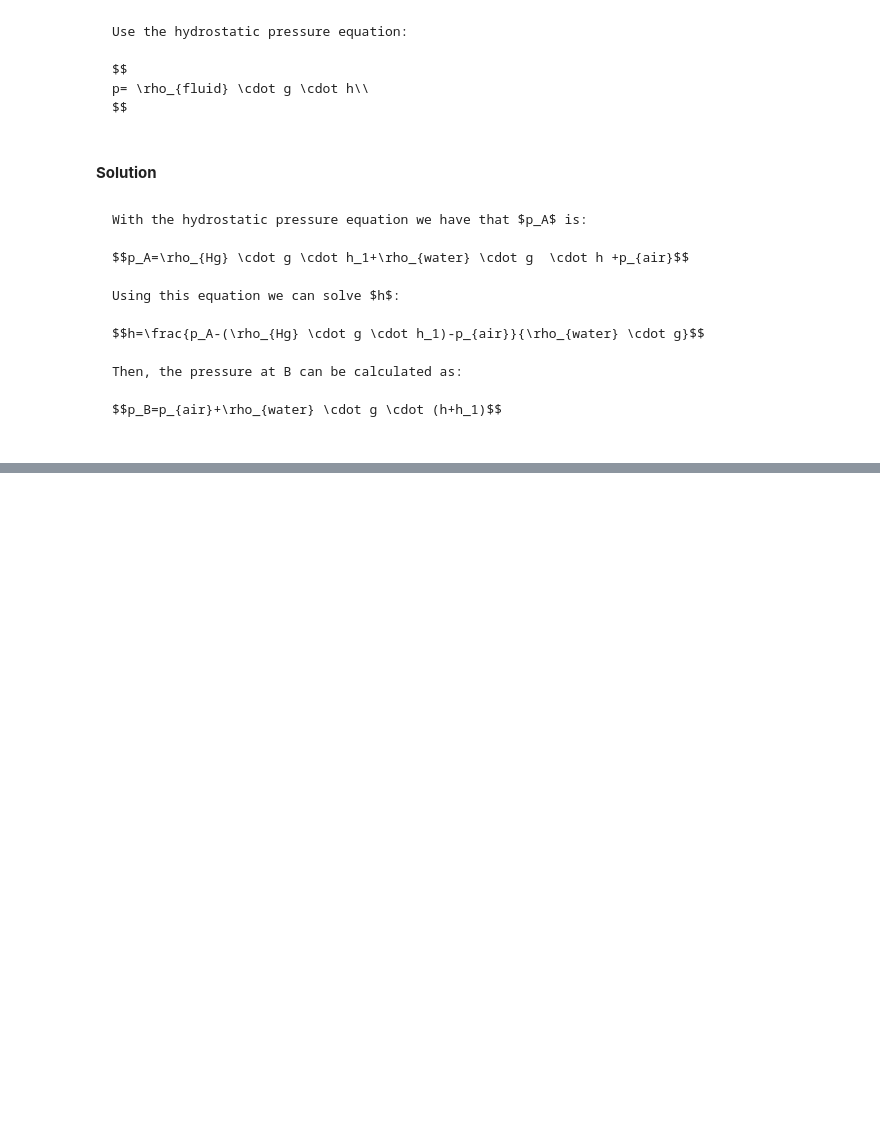
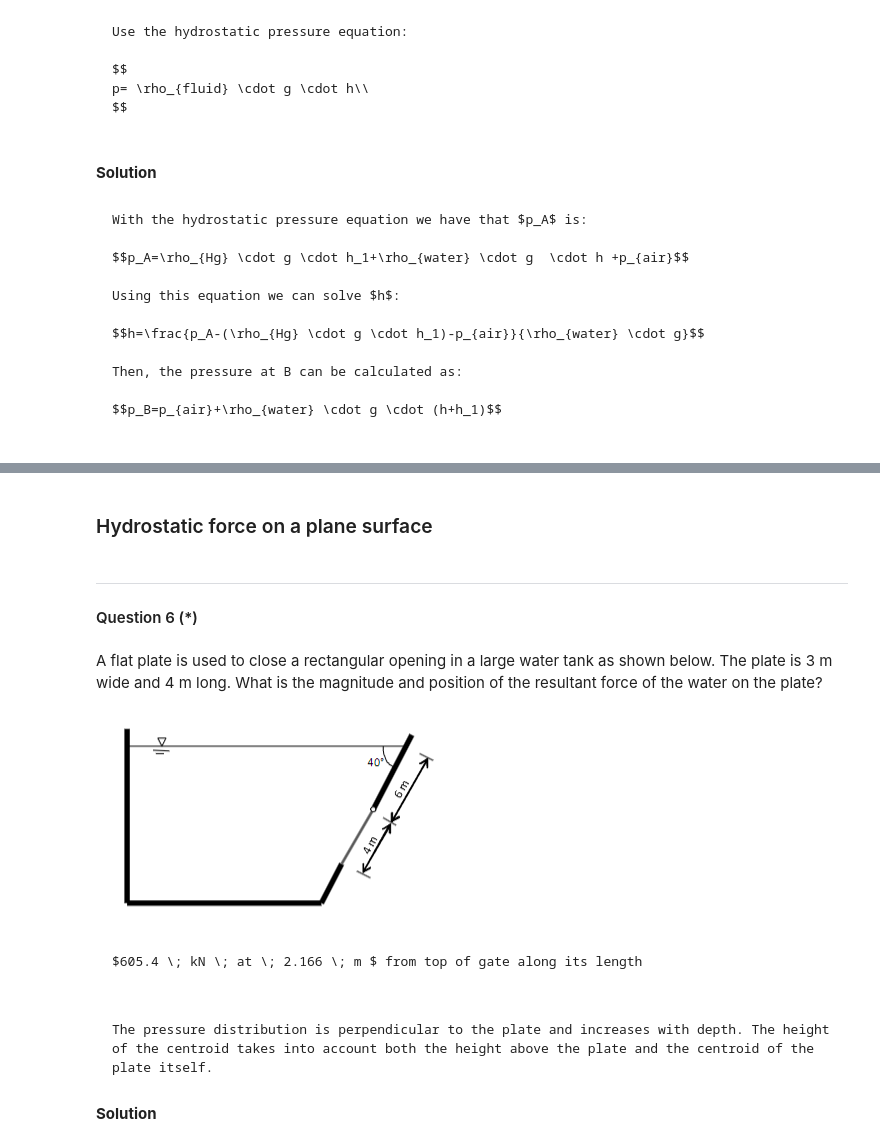
Before and after one commit to Maria9925/CIVIL_202_25, a Jupyter notebook: _sources/Module2Hydrostatics_Sol.ipynb, the cells around one changed output, grey strips where cells are left out. Saved outputs shown, nothing was run; the diff lists cells and outputs as text; code cells hidden in the pictures; blank space fills up the shorter version.

````diff
--- a/_sources/Module2Hydrostatics_Sol.ipynb
+++ b/_sources/Module2Hydrostatics_Sol.ipynb
@@ -2971,0 +3331,29 @@ p_{B_{}} &= \frac{ p_{B} }{ 1000 } \\&= \frac{ 203475.80 }{ 1000 } \\&= 203.48 \
+# %% [markdown]
+### Hydrostatic force on a plane surface
+# %% [markdown]
+---
+#### Question 6 (*)
+# %% [markdown]
+A flat plate is used to close a rectangular opening in a large water tank as shown below. The plate is 3 m wide and 4 m long. What is the magnitude and position of the resultant force of the water on the plate?
+# %%
+from PIL import Image
+img = Image.open(r"figures/57.png")
+base_width = 350  # Change this to your desired width
+w_percent = base_width / float(img.size[0])
+h_size = int(float(img.size[1]) * w_percent)
+resized_img = img.resize((base_width, h_size))
+resized_img
+# %% [output]
+[figure, added]
+# %% [markdown]
+```{dropdown} Answer
+
+$605.4 \; kN \; at \; 2.166 \; m $ from top of gate along its length
+
+```
+# %% [markdown]
+```{dropdown} Hint
+The pressure distribution is perpendicular to the plate and increases with depth. The height of the centroid takes into account both the height above the plate and the centroid of the plate itself.
+```
+# %% [markdown]
+**Solution**
````
Also changed, not shown: parts of 181 cells of this notebook, 19 other files.
